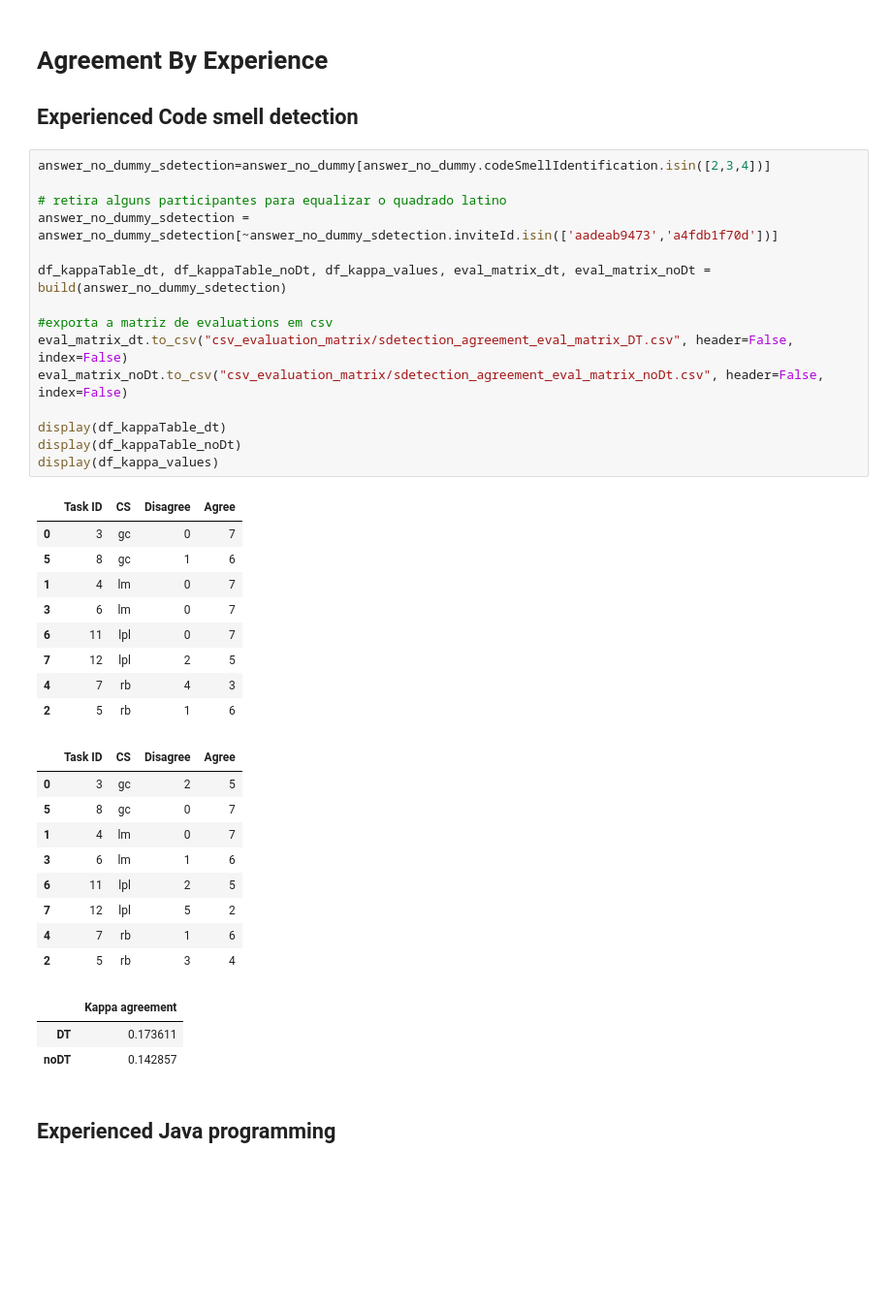
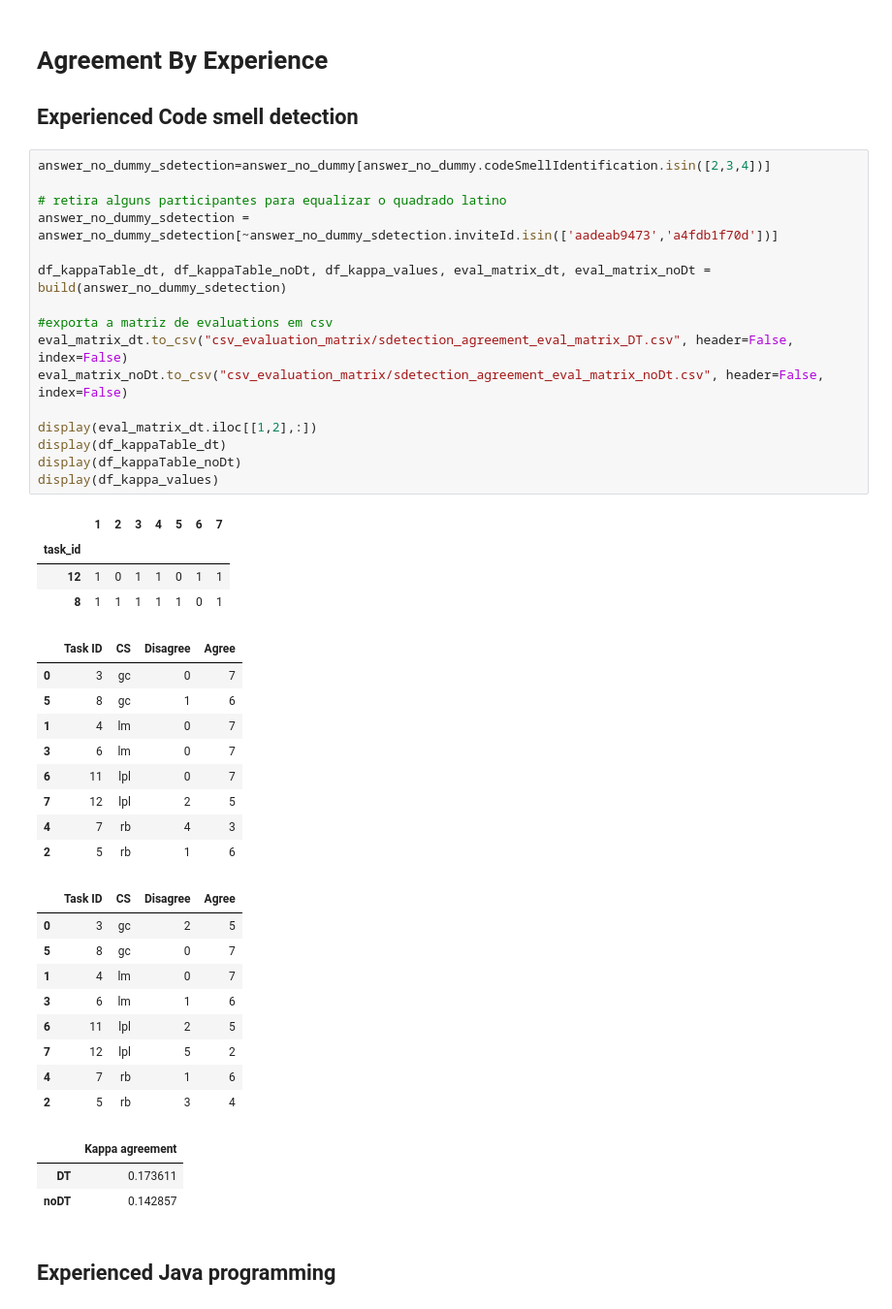
Before and after one commit to christianorossini/masterProject, a Jupyter notebook: experiment/experiments.ipynb, the cells around one changed output. Shown at 97% size. Cells and saved outputs as stored; diff of their text form; blank space fills up the shorter version.

```diff
--- a/experiment/experiments.ipynb
+++ b/experiment/experiments.ipynb
@@ -253,40 +243,45 @@ display(df_kappa_values)
 # %%
 answer_no_dummy_sdetection=answer_no_dummy[answer_no_dummy.codeSmellIdentification.isin([2,3,4])]
 
 # retira alguns participantes para equalizar o quadrado latino
 answer_no_dummy_sdetection = answer_no_dummy_sdetection[~answer_no_dummy_sdetection.inviteId.isin(['aadeab9473','a4fdb1f70d'])]
 
 df_kappaTable_dt, df_kappaTable_noDt, df_kappa_values, eval_matrix_dt, eval_matrix_noDt = build(answer_no_dummy_sdetection)
 
 #exporta a matriz de evaluations em csv
 eval_matrix_dt.to_csv("csv_evaluation_matrix/sdetection_agreement_eval_matrix_DT.csv", header=False, index=False)
 eval_matrix_noDt.to_csv("csv_evaluation_matrix/sdetection_agreement_eval_matrix_noDt.csv", header=False, index=False)
 
+display(eval_matrix_dt.iloc[[1,2],:])
 display(df_kappaTable_dt)
 display(df_kappaTable_noDt)
 display(df_kappa_values)
 # %% [output]
-|  | Task ID | CS | Disagree | Agree |
-| 0 | 3 | gc | 0 | 7 |
-| 5 | 8 | gc | 1 | 6 |
-| 1 | 4 | lm | 0 | 7 |
-| 3 | 6 | lm | 0 | 7 |
-| 6 | 11 | lpl | 0 | 7 |
-| 7 | 12 | lpl | 2 | 5 |
-| 4 | 7 | rb | 4 | 3 |
-| 2 | 5 | rb | 1 | 6 |
+|  | 1 | 2 | 3 | 4 | 5 | 6 | 7 |
+| task_id |  |  |  |  |  |  |  |
+| 12 | 1 | 0 | 1 | 1 | 0 | 1 | 1 |
+| 8 | 1 | 1 | 1 | 1 | 1 | 0 | 1 |
 |  | Task ID | CS | Disagree | Agree |
-| 0 | 3 | gc | 2 | 5 |
-| 5 | 8 | gc | 0 | 7 |
+| 0 | 3 | gc | 0 | 7 |
+| 5 | 8 | gc | 1 | 6 |
 | 1 | 4 | lm | 0 | 7 |
-| 3 | 6 | lm | 1 | 6 |
-| 6 | 11 | lpl | 2 | 5 |
-| 7 | 12 | lpl | 5 | 2 |
-| 4 | 7 | rb | 1 | 6 |
-| 2 | 5 | rb | 3 | 4 |
+| 3 | 6 | lm | 0 | 7 |
+| 6 | 11 | lpl | 0 | 7 |
+| 7 | 12 | lpl | 2 | 5 |
+| 4 | 7 | rb | 4 | 3 |
+| 2 | 5 | rb | 1 | 6 |
-|  | Kappa agreement |
-| DT | 0.173611 |
-| noDT | 0.142857 |
+|  | Task ID | CS | Disagree | Agree |
+| 0 | 3 | gc | 2 | 5 |
+| 5 | 8 | gc | 0 | 7 |
+| 1 | 4 | lm | 0 | 7 |
+| 3 | 6 | lm | 1 | 6 |
+| 6 | 11 | lpl | 2 | 5 |
+| 7 | 12 | lpl | 5 | 2 |
+| 4 | 7 | rb | 1 | 6 |
+| 2 | 5 | rb | 3 | 4 |
+|  | Kappa agreement |
+| DT | 0.173611 |
+| noDT | 0.142857 |
 # %% [markdown]
 ## Experienced Java programming
 # %%
```
Also changed, not shown: parts of 4 cells of this notebook, 10 other files.
